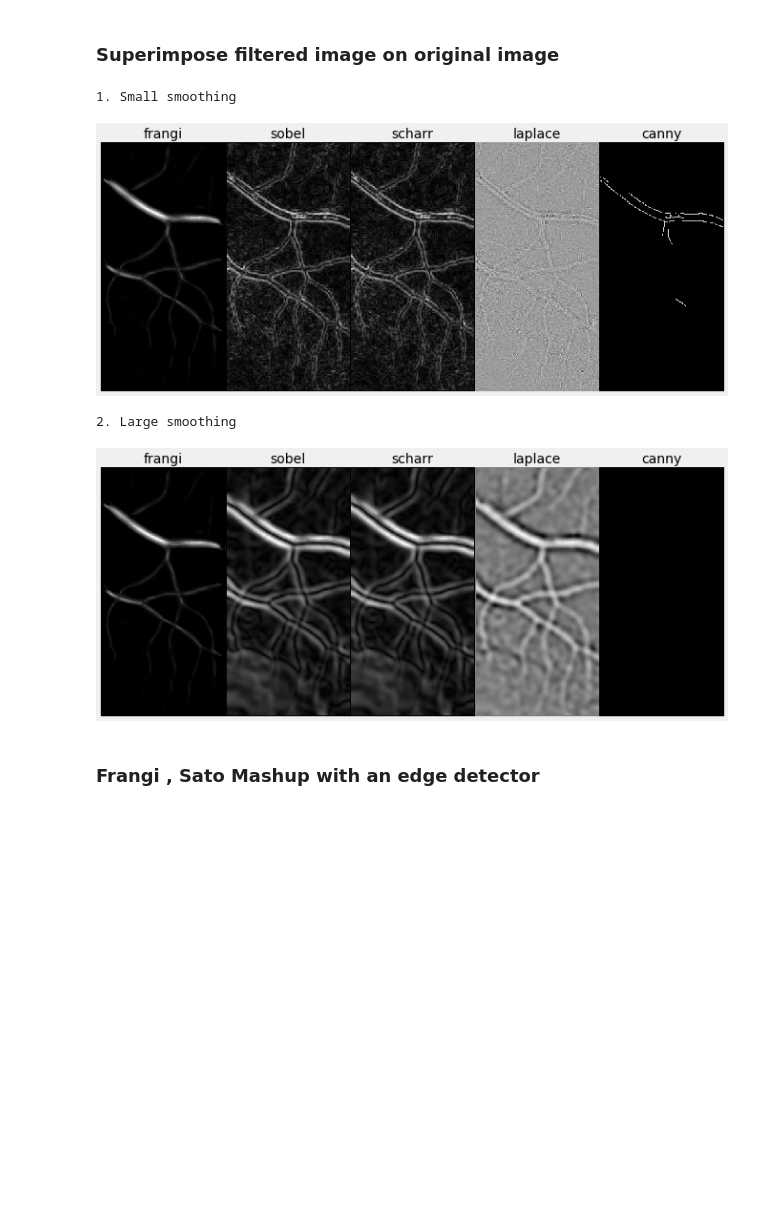
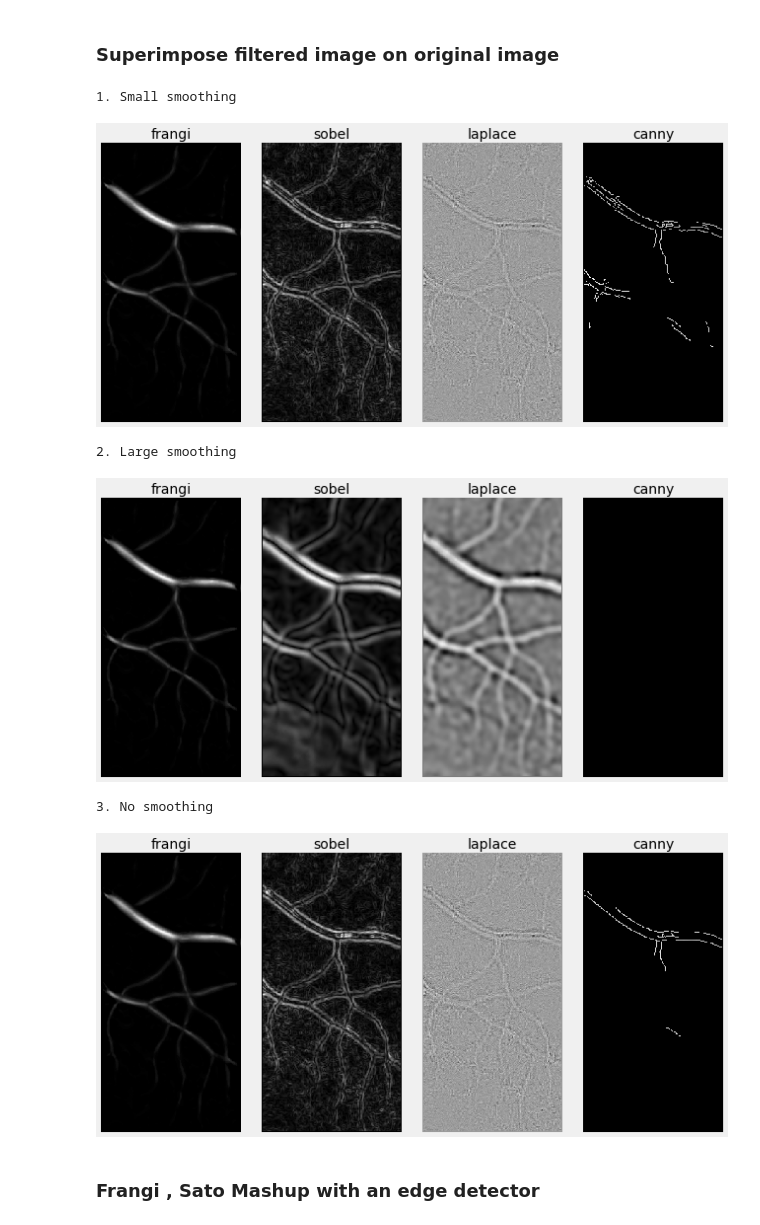
Before and after one commit to bilha-analytics/school, a Jupyter notebook: notebooks/dsp_image/paper/002_frangi_comparison_report.ipynb, the cells around one changed output. Saved outputs shown, nothing was run; the diff lists cells and outputs as text; code cells hidden in the pictures; blank space fills up the shorter version.

```diff
--- a/notebooks/dsp_image/paper/002_frangi_comparison_report.ipynb
+++ b/notebooks/dsp_image/paper/002_frangi_comparison_report.ipynb
@@ -91,10 +102,11 @@ def run_mashup(img, base, base_name, filterz, filter_namez, paramz,
 # %%
 sigmaz = range(0,10,1) #[ x/10 for x in range(4,100,2)]
-paramz = {'sigmas':sigmaz, 'black_ridges':0 }
+default_paramz = {'sigmas':sigmaz, 'black_ridges':0 }
 gray_smoothed_img = img.denoised(sig=7)
 # %%
 #paramz = {'sigmas':sigmaz, 'black_ridges':0 }
-ifrangi = AFilter( skfilters.frangi, paramz, 'lbl', mode=-1).apply(img.gray_float_array)
+frangi_filter_base = ifrangi = AFilter( skfilters.frangi, default_paramz, 'ifrangi', mode=-1)
+ifrangi = frangi_filter_base.apply(img.gray_float_array)
 # %%
 filterz = [skfilters.frangi, skfilters.sato, skfilters.meijering]
 labelz =['frangi', 'sato', 'meijering']
@@ -153,14 +221,14 @@ plt.show();
 - Edge detectors are not distinguishing the background from the foreground (vessels)
 - Smoothing helps with background noise but still messy/noisy/blurry edges
 # %%
+gray_smoothed_img = img.denoised(sig=0.01)
+default_edge_paramz = {}
 
-gray_smoothed_img = img.denoised(sig=0.01)
-edge_paramz = {}
-
-filterz = [skfilters.sobel, skfilters.scharr, skfilters.laplace, skimage.feature.canny]
-labelz =['sobel', 'scharr', 'laplace', 'canny']
+filterz = [skfilters.sobel, skfilters.laplace, skimage.feature.canny]
+labelz =['sobel', 'laplace', 'canny']
+edge_paramz = [default_edge_paramz, default_edge_paramz, {'sigma':0.00001} ]
 
 print("Small smoothing sigma value")
-rel_edgez = run_filter_operators(gray_smoothed_img, filterz, labelz, edge_paramz, ibase=ifrangi)
+rel_edgez = run_filter_operators(gray_smoothed_img, filterz, labelz, edge_paramz, ibase=ifrangi*10)
 # %% [output]
 Small smoothing sigma value
@@ -174,0 +243,5 @@ Large smoothing sigma value
+# %%
+print("No smoothing sigma value")
+gray_smoothed_img = img.denoised(sig=5)
+edge_paramz = [default_edge_paramz, default_edge_paramz, {'sigma':1} ]
+no_smooth_edgez = run_filter_operators(img.gray_float_array, filterz, labelz, edge_paramz, ibase=ifrangi)
@@ -177,20 +253,27 @@ Large smoothing sigma value
 # %%
 src = img.gray_float_array
 tz = ['frangi', *labelz]
 print("1. Small smoothing")
 outsiez = [ src*x for x in rel_edgez]
 show_image_list(outsiez, titlez=tz, nc=len(outsiez))
 plt.clf();
 
 print("2. Large smoothing")
 outsiez = [src*x for x in smothed_edgez]
 show_image_list(outsiez, titlez=tz, nc=len(outsiez))
+plt.clf();
+
+print("3. No smoothing")
+outsiez = [src*x for x in no_smooth_edgez]
+show_image_list(outsiez, titlez=tz, nc=len(outsiez))
 plt.show();
 # %% [output]
 1. Small smoothing
-[figure, old version]
+[figure, new version]
 2. Large smoothing
-[figure, old version]
+[figure, new version]
+3. No smoothing
+[figure, added]
 # %% [markdown]
 ### Frangi , Sato Mashup with an edge detector
 # %%
```
Also changed, not shown: parts of 20 cells of this notebook, 1 other file.
